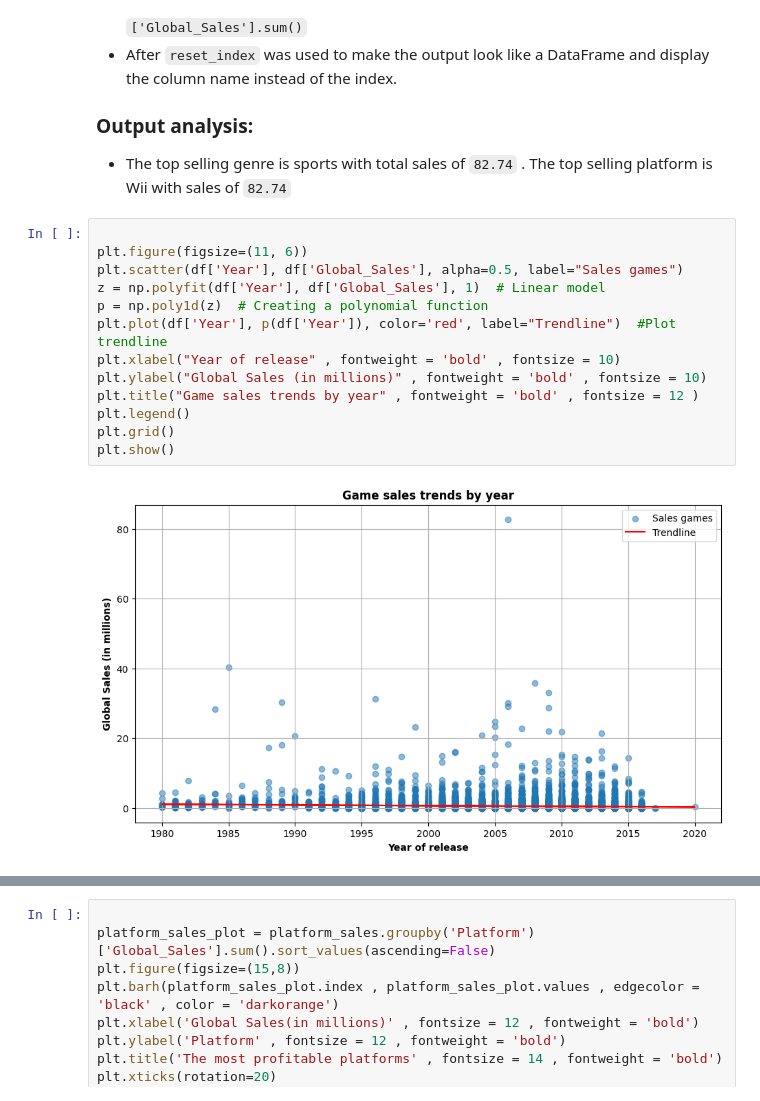
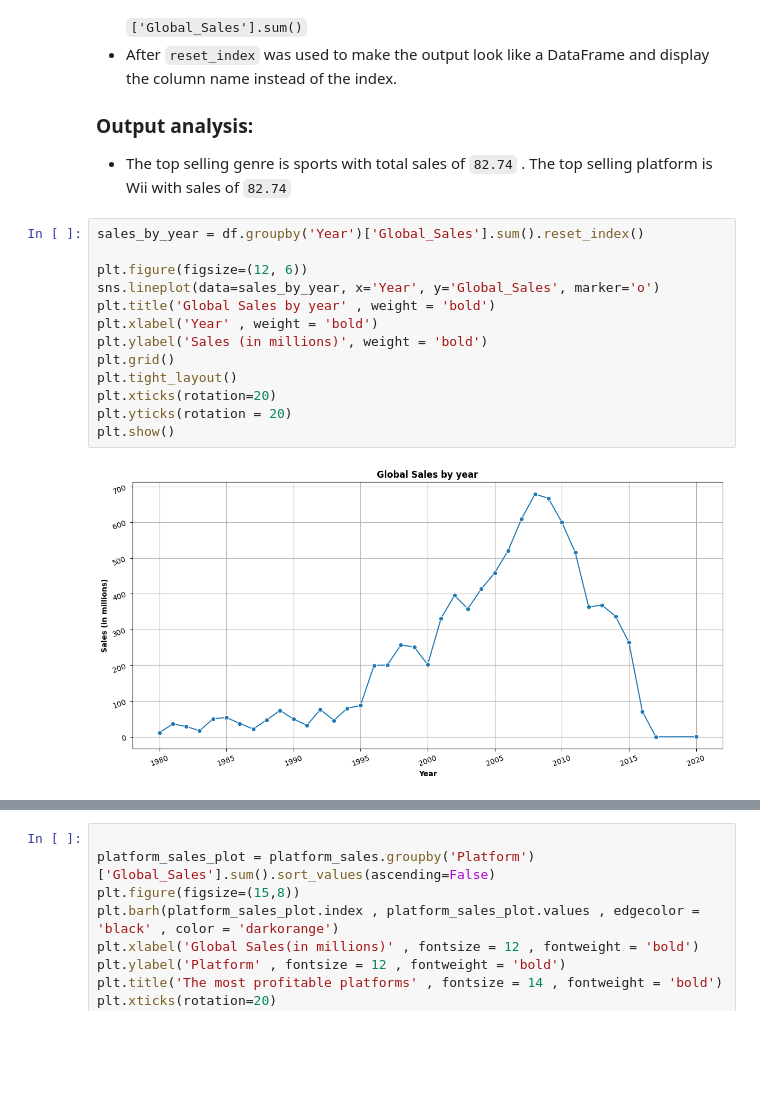
Before and after one commit to zizy2003/My-Projects, a Jupyter notebook: VideoGamesSales/project.ipynb, the cells around one changed output, grey strips where cells are left out. Cells and saved outputs as stored; diff of their text form; blank space fills up the shorter version.

Commit message:
Add final conclusions and business recommendations, some new visualizations to increase global sales 10-15%

```diff
--- a/VideoGamesSales/project.ipynb
+++ b/VideoGamesSales/project.ipynb
@@ -414,20 +423,20 @@ print(platform_sales.head(10))
 ### Output analysis:
 - The top selling genre is sports with total sales of `82.74` . The top selling platform is Wii with sales of `82.74`
 # %%
+sales_by_year = df.groupby('Year')['Global_Sales'].sum().reset_index()
 
-plt.figure(figsize=(11, 6))
-plt.scatter(df['Year'], df['Global_Sales'], alpha=0.5, label="Sales games")
-z = np.polyfit(df['Year'], df['Global_Sales'], 1)  # Linear model
-p = np.poly1d(z)  # Creating a polynomial function
-plt.plot(df['Year'], p(df['Year']), color='red', label="Trendline")  #Plot trendline
-plt.xlabel("Year of release" , fontweight = 'bold' , fontsize = 10)
-plt.ylabel("Global Sales (in millions)" , fontweight = 'bold' , fontsize = 10)
-plt.title("Game sales trends by year" , fontweight = 'bold' , fontsize = 12 )
-plt.legend()
+plt.figure(figsize=(12, 6))
+sns.lineplot(data=sales_by_year, x='Year', y='Global_Sales', marker='o')
+plt.title('Global Sales by year' , weight = 'bold')
+plt.xlabel('Year' , weight = 'bold')
+plt.ylabel('Sales (in millions)', weight = 'bold')
 plt.grid()
+plt.tight_layout()
+plt.xticks(rotation=20)
+plt.yticks(rotation = 20)
 plt.show()
 # %% [output]
-[figure, old version]
+[figure, new version]
 # %% [markdown]
 # Diagram output
 **1. Growth and sales peak**
```
Also changed, not shown: parts of 17 cells of this notebook.
